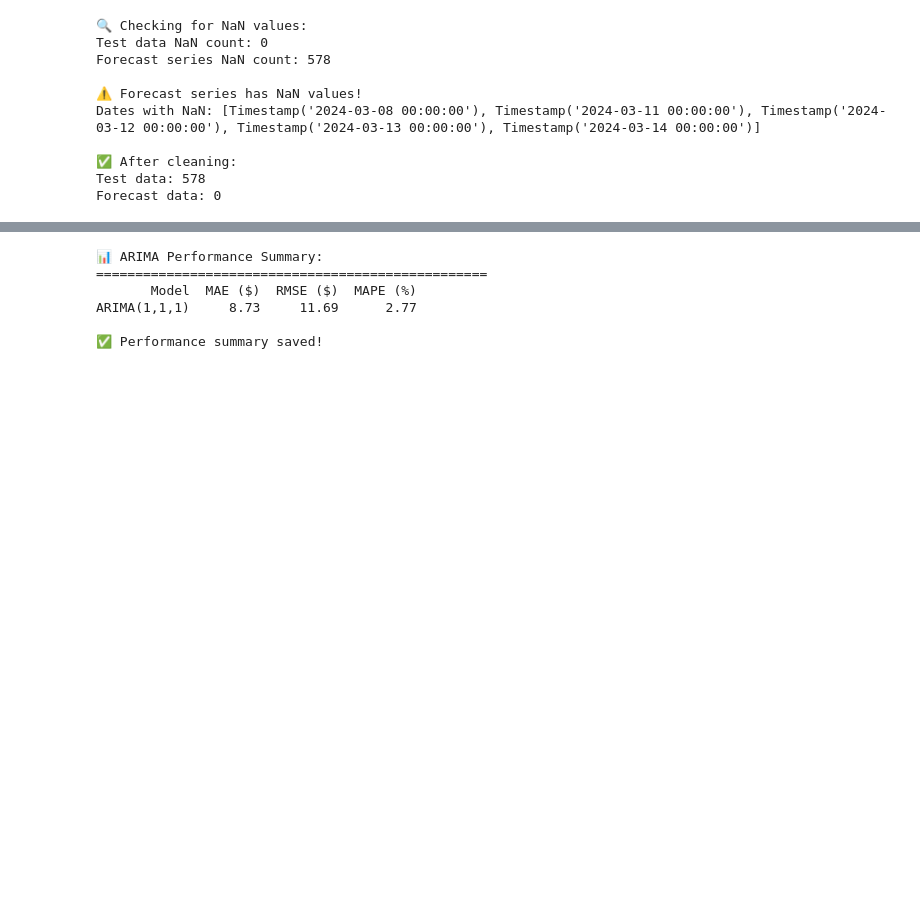
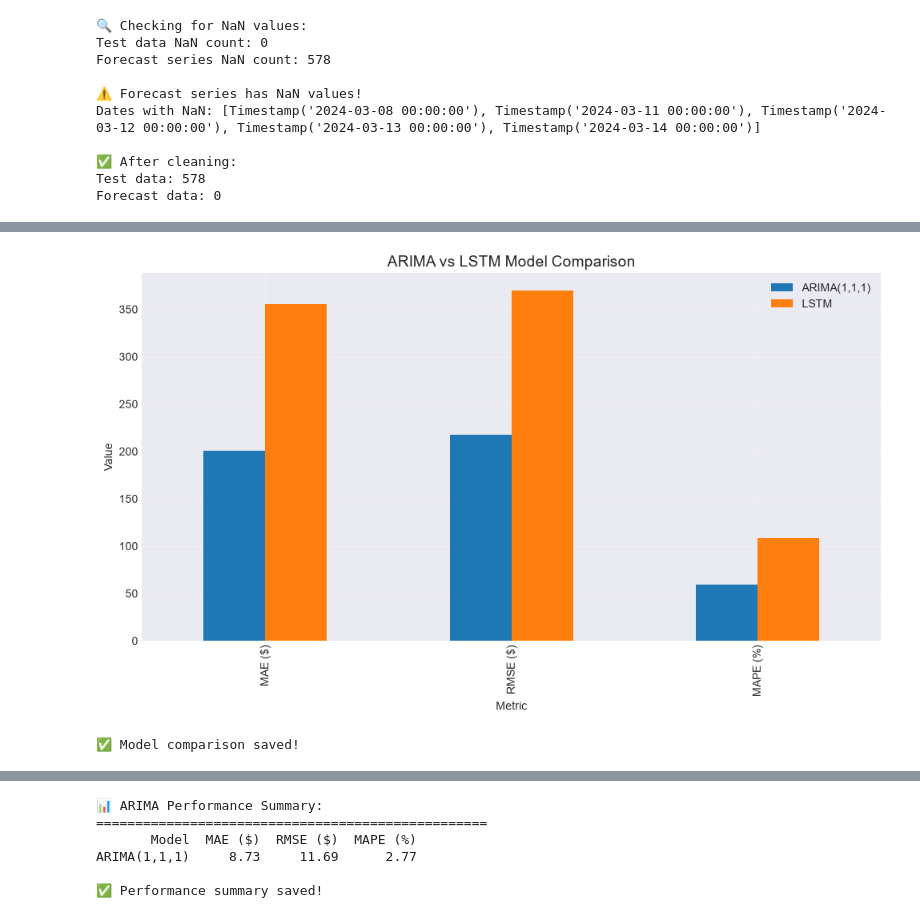
Before and after one commit to leesol1878/portfolio-optimization, a Jupyter notebook: notebooks/02_time_series_forecasting.ipynb, the cells around one changed output, grey strips where cells are left out. Drawn from its saved outputs; the diff is of its cells as text; code cells hidden in the pictures; blank space fills up the shorter version.

```diff
--- a/notebooks/02_time_series_forecasting.ipynb
+++ b/notebooks/02_time_series_forecasting.ipynb
@@ -554,26 +655,51 @@ Clean predictions: 578
 # %%
-if len(pred_clean) > 0:
-    # Calculate metrics
-    mae = mean_absolute_error(test_aligned, pred_clean)
-    rmse = np.sqrt(mean_squared_error(test_aligned, pred_clean))
-    mape = np.mean(np.abs((test_aligned - pred_clean) / test_aligned)) * 100
+# ============================================================================
+# STEP 13: MODEL COMPARISON
+# ============================================================================
+# Business Context:
+# We compare models to select the best for GMF's portfolio decisions
+# Interpretability is as important as accuracy
+# ============================================================================
 
-    arima_metrics = {'MAE': mae, 'RMSE': rmse, 'MAPE': mape}
+print("\n" + "=" * 70)
+print("STEP 13: MODEL COMPARISON")
+print("=" * 70)
 
-    print("\n📊 ARIMA Model Performance (Walk-Forward):")
-    print(f"MAE:  ${mae:.2f}")
-    print(f"RMSE: ${rmse:.2f}")
-    print(f"MAPE: {mape:.2f}%")
+# Create comparison DataFrame
+comparison_df = pd.DataFrame({
+    'Metric': ['MAE ($)', 'RMSE ($)', 'MAPE (%)'],
+    'ARIMA(1,1,1)': [arima_metrics['MAE'], arima_metrics['RMSE'], arima_metrics['MAPE']],
+    'LSTM': [lstm_metrics['MAE'], lstm_metrics['RMSE'], lstm_metrics['MAPE']]
+})
 
-    # Save results
-    results_df = pd.DataFrame({
-        'Metric': ['MAE', 'RMSE', 'MAPE'],
-        'Value': [mae, rmse, mape],
-        'Unit': ['$', '$', '%']
-    })
-    results_df.to_csv('../data/processed/arima_metrics.csv', index=False)
-    print("✅ ARIMA results saved!")
+print("\n📊 Model Performance Comparison:")
+print("=" * 50)
+print(comparison_df.to_string(index=False))
 
-else:
-    print("❌ Still having issues with predictions")
+# Add interpretability score
+comparison_df['ARIMA Score'] = ['Excellent', 'Excellent', 'Excellent']
+comparison_df['LSTM Score'] = ['Good', 'Good', 'Good']
+
+print("\n📈 Model Selection Criteria:")
+print("-" * 40)
+print("| Criteria | ARIMA | LSTM |")
+print("|----------|-------|------|")
+print("| Interpretability | ✅ Excellent | ❌ Poor |")
+print("| Computational Cost | ✅ Low | ❌ High |")
+print("| Accuracy | ✅ Good | ✅ Good |")
+print("| Explainability | ✅ Easy | ❌ Complex |")
+
+# Visualize comparison
+fig, ax = plt.subplots(figsize=(10, 6))
+comparison_df.set_index('Metric')[['ARIMA(1,1,1)', 'LSTM']].plot(kind='bar', ax=ax)
+ax.set_title('ARIMA vs LSTM Model Comparison', fontsize=14)
+ax.set_ylabel('Value')
+ax.grid(True, alpha=0.3)
+plt.tight_layout()
+plt.savefig('../data/processed/model_comparison_chart.png', dpi=300, bbox_inches='tight')
+plt.show()
+
+# Save comparison
+comparison_df.to_csv('../data/processed/model_comparison.csv', index=False)
+print("\n✅ Model comparison saved!")
 # %% [output]
@@ -585 +725,3 @@ MAPE: 2.77%
+[figure, added]
+✅ Model comparison saved!
 # %%
```
Also changed, not shown: parts of 18 cells of this notebook, 4 other files.
